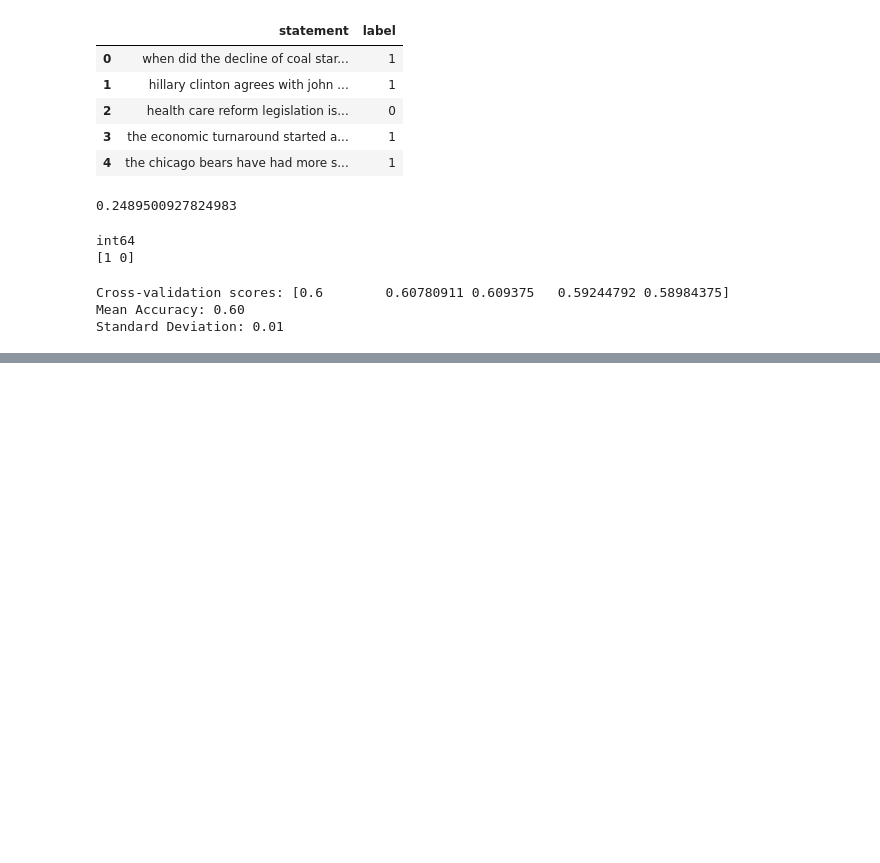
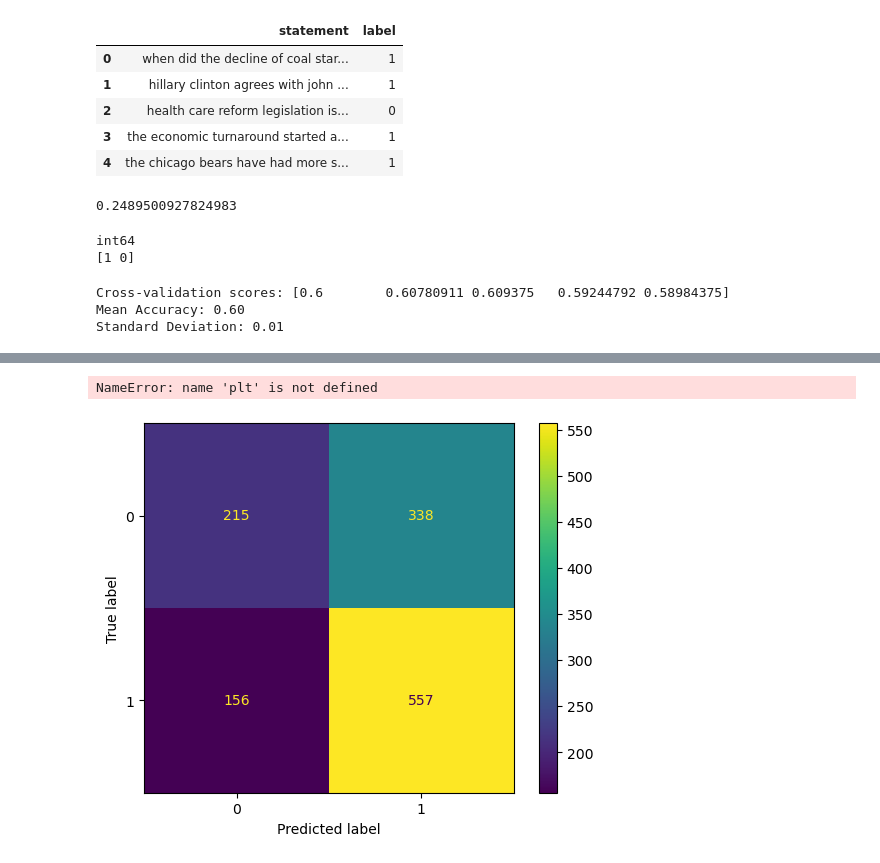
Before and after one commit to Luc656/NLP-Learning, a Jupyter notebook: Untitled.ipynb, the cells around one changed output, grey strips where cells are left out. Cells and saved outputs as stored; diff of their text form; code cells hidden in the pictures; blank space fills up the shorter version.

```diff
--- a/Untitled.ipynb
+++ b/Untitled.ipynb
@@ -117,9 +127,12 @@ train.head()
 0.2489500927824983
 # %%
 train['label'] = train['label'].astype(int)
+test['label'] = test['label'].astype(int)
 # %%
-X = train['statement']
-y = train['label']
+X_train = train['statement']
+y_train = train['label']
+X_test = test['statement']
+y_test = test['label']
 
 print(train['label'].dtype)
 print(train['label'].unique())
@@ -143,3 +156,5 @@ print(f"Standard Deviation: {cv_scores.std():.2f}")
 Cross-validation scores: [0.6        0.60780911 0.609375   0.59244792 0.58984375]
 Mean Accuracy: 0.60
 Standard Deviation: 0.01
+# %%
+pipeline.fit(X_train,y_train)
@@ -145,0 +165,2 @@ Standard Deviation: 0.01
+# %%
+y_pred = pipeline.predict(X_test)
@@ -145,0 +183,9 @@ Standard Deviation: 0.01
+# %%
+cm = confusion_matrix(y_test, y_pred)
+disp = ConfusionMatrixDisplay(confusion_matrix=cm)
+disp.plot()
+plt.title('Confusion Matrix')
+plt.show()
+# %% [output]
+NameError: name 'plt' is not defined
+[figure, added]
```
Also changed, not shown: parts of 11 cells of this notebook.
